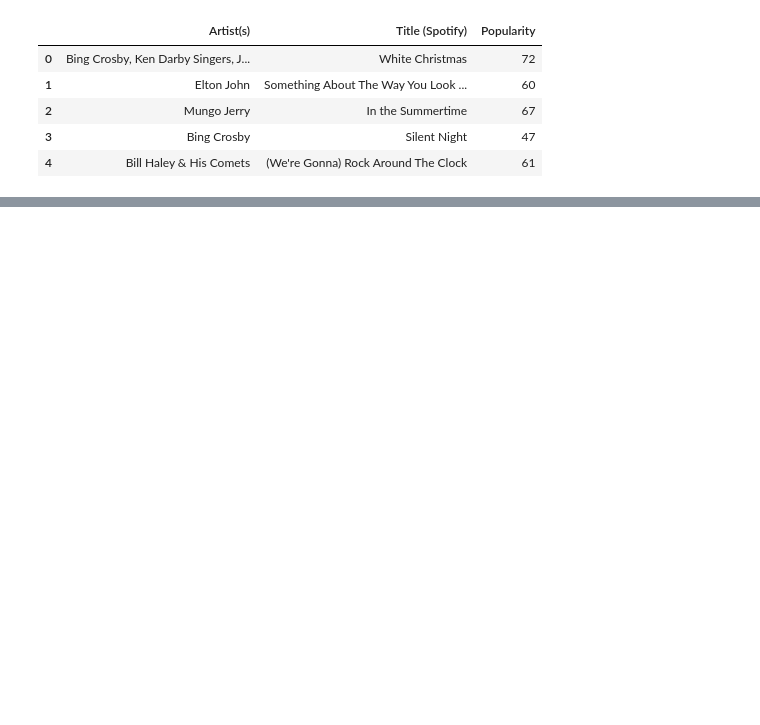
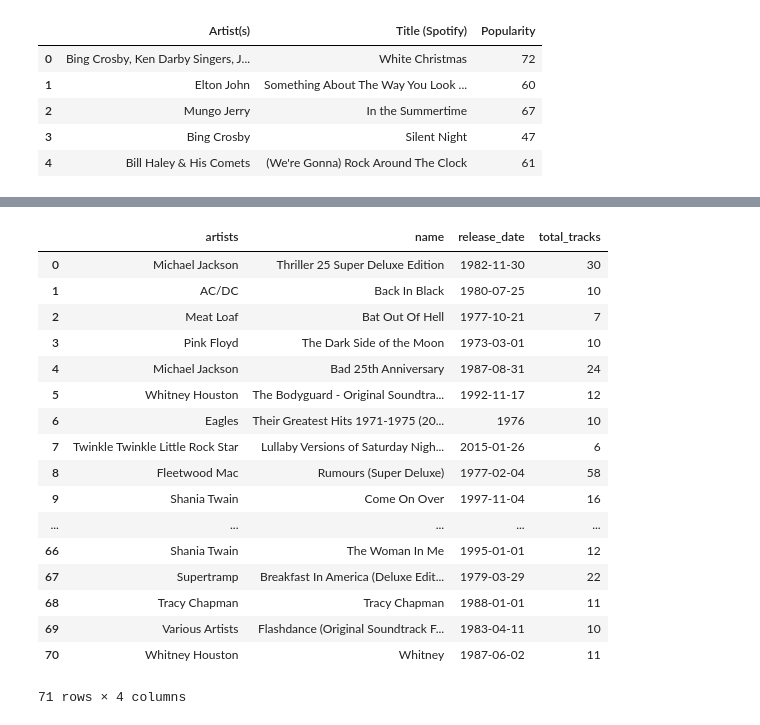
Before and after one commit to shreymukh2020/Spotify-ETL-Analysis, a Jupyter notebook: ETL_Top100_Project.ipynb, the cells around one changed output, grey strips where cells are left out. Drawn from its saved outputs; the diff is of its cells as text; code cells hidden in the pictures; blank space fills up the shorter version.

Commit message:
Adding Albums Data

```diff
--- a/ETL_Top100_Project.ipynb
+++ b/ETL_Top100_Project.ipynb
@@ -79,0 +83,55 @@ wiki_and_spotify.to_csv('output.csv',index=False)
+# %%
+#Read in csv of Singles and convert to DataFrame
+top74albums = pd.read_csv('top74albums.csv')
+list_of_dicts = []
+
+#Loop Through all Singles in top100 singles csv
+for index,row in top74albums.iterrows():
+
+    album = row['Album'] + ', ' + row['Artist']
+
+    #Make API Call using search method, querying for "Title, Artist"
+    #Limit to just the top response
+    results = spotify.search(q=album, type='album',limit=1)
+
+
+    #temporary dictionary to store all of the track details
+    temp = {}
+
+    if len(results['albums']['items']) > 0:
+        temp['name'] = results['albums']['items'][0]['name']
+        temp['release_date'] = results['albums']['items'][0]['release_date']
+        temp['total_tracks'] = results['albums']['items'][0]['total_tracks']
+
+        #if there are multiple artist on album, store as one value separated by commas
+        multi_Artist = False
+        for k in range(len(results['albums']['items'][0]['artists'])):
+            if multi_Artist == False:
+                temp['artists'] = results['albums']['items'][0]['artists'][k]['name']
+                multi_Artist = True
+            else:
+                temp['artists'] = temp['artists'] + ', ' + results['albums']['items'][0]['artists'][k]['name']
+
+        list_of_dicts.append(temp)
+
+album_df = pd.DataFrame(list_of_dicts)
+album_df
+# %% [output]
+|  | artists | name | release_date | total_tracks |
+| 0 | Michael Jackson | Thriller 25 Super Deluxe Edition | 1982-11-30 | 30 |
+| 1 | AC/DC | Back In Black | 1980-07-25 | 10 |
+| 2 | Meat Loaf | Bat Out Of Hell | 1977-10-21 | 7 |
+| 3 | Pink Floyd | The Dark Side of the Moon | 1973-03-01 | 10 |
+| 4 | Michael Jackson | Bad 25th Anniversary | 1987-08-31 | 24 |
+| 5 | Whitney Houston | The Bodyguard - Original Soundtra... | 1992-11-17 | 12 |
+| 6 | Eagles | Their Greatest Hits 1971-1975 (20... | 1976 | 10 |
+| 7 | Twinkle Twinkle Little Rock Star | Lullaby Versions of Saturday Nigh... | 2015-01-26 | 6 |
+| 8 | Fleetwood Mac | Rumours (Super Deluxe) | 1977-02-04 | 58 |
+| 9 | Shania Twain | Come On Over | 1997-11-04 | 16 |
+| ... | ... | ... | ... | ... |
+| 66 | Shania Twain | The Woman In Me | 1995-01-01 | 12 |
+| 67 | Supertramp | Breakfast In America (Deluxe Edit... | 1979-03-29 | 22 |
+| 68 | Tracy Chapman | Tracy Chapman | 1988-01-01 | 11 |
+| 69 | Various Artists | Flashdance (Original Soundtrack F... | 1983-04-11 | 10 |
+| 70 | Whitney Houston | Whitney | 1987-06-02 | 11 |
+71 rows × 4 columns
```
Also changed, not shown: parts of 4 cells of this notebook, 1 other file.
